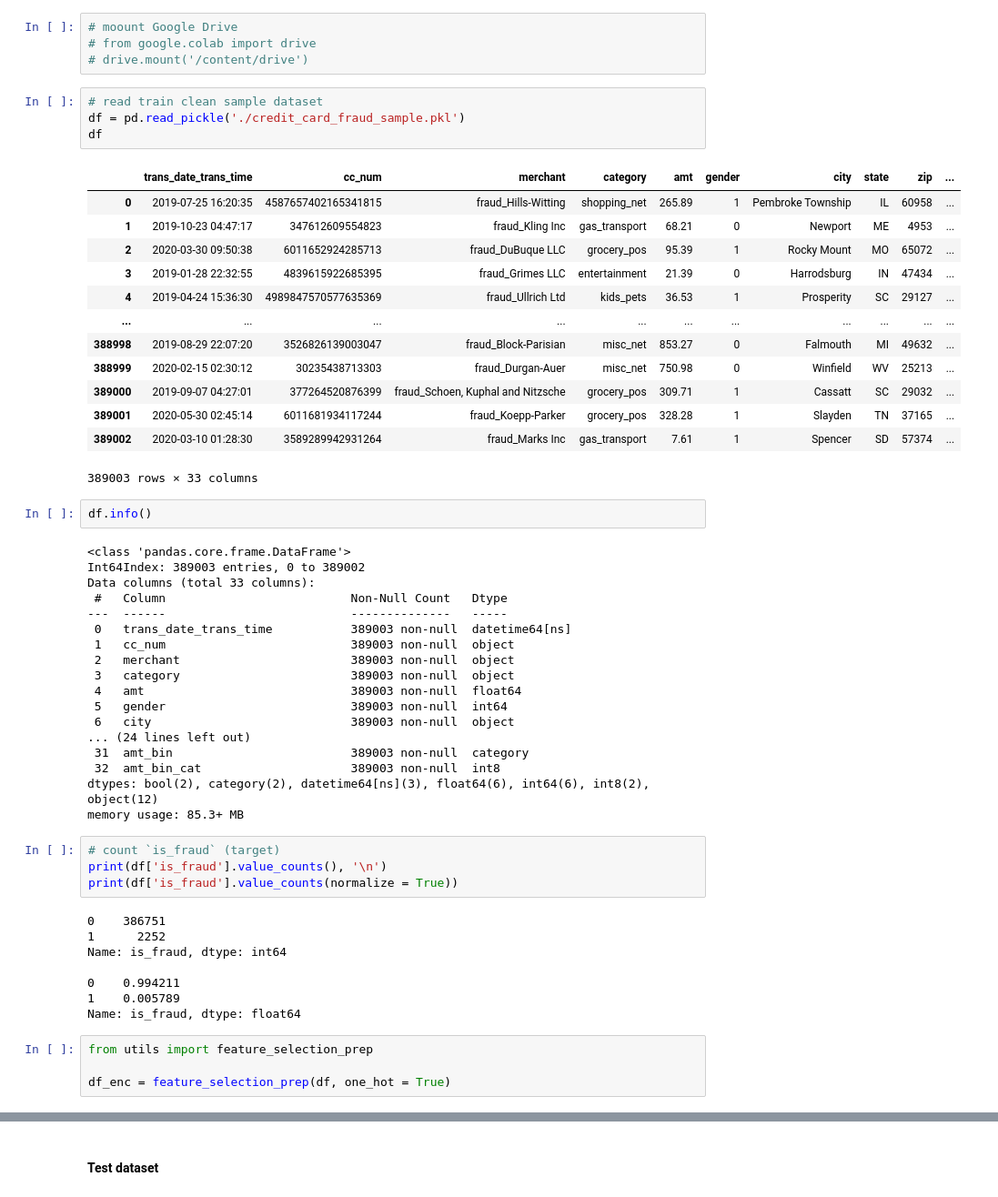
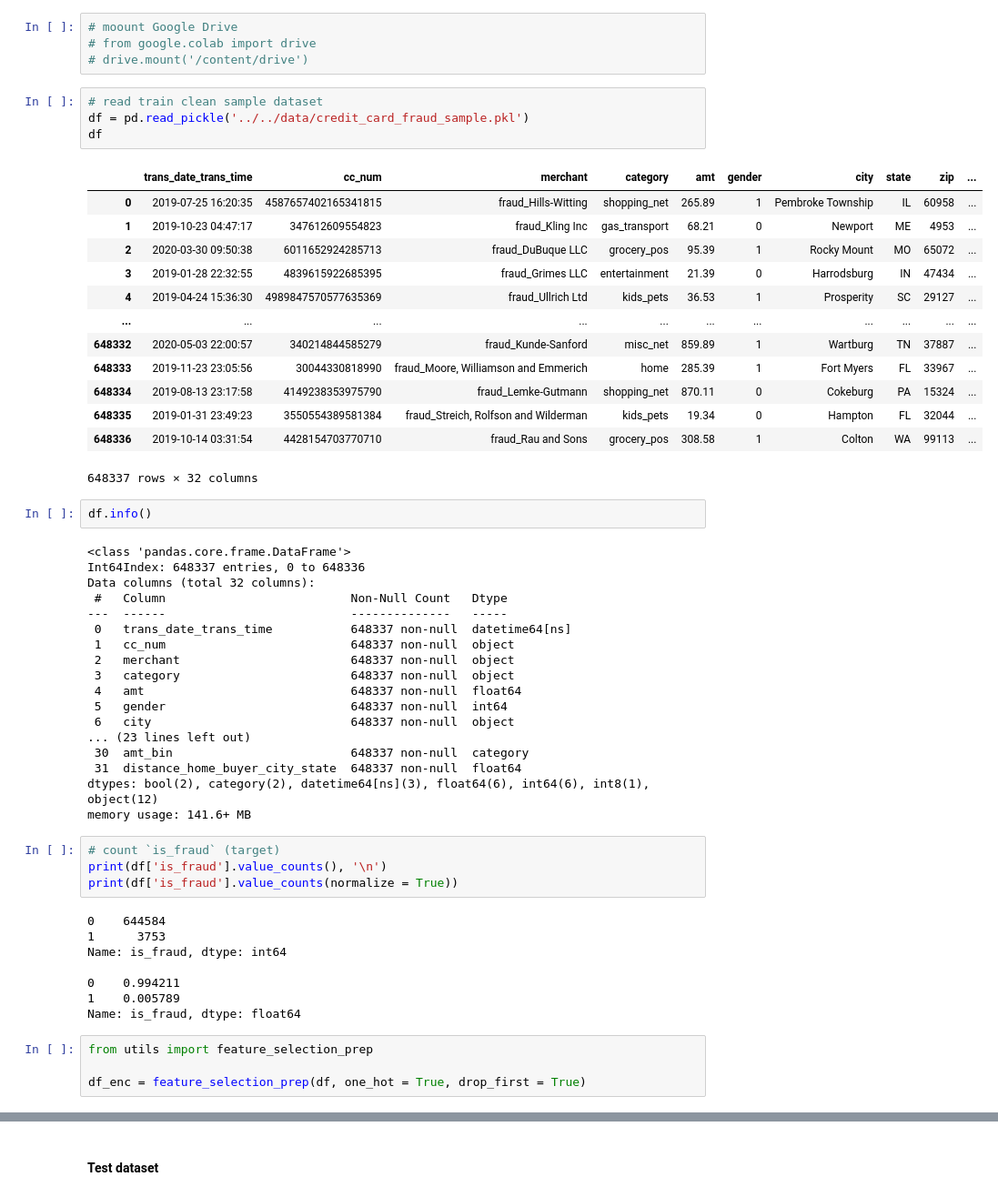
Before and after one commit to OMLDS/OMLDS_ML_Project_2023, a Jupyter notebook: notebooks/kaggle_credit_fraud_feature_selection_3.ipynb, the cells around one changed output, grey strips where cells are left out. Shown at 91% size. Drawn from its saved outputs; the diff is of its cells as text.

```diff
--- a/notebooks/kaggle_credit_fraud_feature_selection_3.ipynb
+++ b/notebooks/kaggle_credit_fraud_feature_selection_3.ipynb
@@ -51,49 +51,49 @@ sns.__version__
 # drive.mount('/content/drive')
 # %%
 # read train clean sample dataset
-df = pd.read_pickle('./credit_card_fraud_sample.pkl')
+df = pd.read_pickle('../../data/credit_card_fraud_sample.pkl')
 df
 # %% [output]
 |  | trans_date_trans_time | cc_num | merchant | category | amt | gender | city | state | zip | ... |
 | 0 | 2019-07-25 16:20:35 | 4587657402165341815 | fraud_Hills-Witting | shopping_net | 265.89 | 1 | Pembroke Township | IL | 60958 | ... |
 | 1 | 2019-10-23 04:47:17 | 347612609554823 | fraud_Kling Inc | gas_transport | 68.21 | 0 | Newport | ME | 4953 | ... |
 | 2 | 2020-03-30 09:50:38 | 6011652924285713 | fraud_DuBuque LLC | grocery_pos | 95.39 | 1 | Rocky Mount | MO | 65072 | ... |
 | 3 | 2019-01-28 22:32:55 | 4839615922685395 | fraud_Grimes LLC | entertainment | 21.39 | 0 | Harrodsburg | IN | 47434 | ... |
 | 4 | 2019-04-24 15:36:30 | 4989847570577635369 | fraud_Ullrich Ltd | kids_pets | 36.53 | 1 | Prosperity | SC | 29127 | ... |
 | ... | ... | ... | ... | ... | ... | ... | ... | ... | ... | ... |
-| 388998 | 2019-08-29 22:07:20 | 3526826139003047 | fraud_Block-Parisian | misc_net | 853.27 | 0 | Falmouth | MI | 49632 | ... |
-| 388999 | 2020-02-15 02:30:12 | 30235438713303 | fraud_Durgan-Auer | misc_net | 750.98 | 0 | Winfield | WV | 25213 | ... |
-| 389000 | 2019-09-07 04:27:01 | 377264520876399 | fraud_Schoen, Kuphal and Nitzsche | grocery_pos | 309.71 | 1 | Cassatt | SC | 29032 | ... |
-| 389001 | 2020-05-30 02:45:14 | 6011681934117244 | fraud_Koepp-Parker | grocery_pos | 328.28 | 1 | Slayden | TN | 37165 | ... |
-| 389002 | 2020-03-10 01:28:30 | 3589289942931264 | fraud_Marks Inc | gas_transport | 7.61 | 1 | Spencer | SD | 57374 | ... |
+| 648332 | 2020-05-03 22:00:57 | 340214844585279 | fraud_Kunde-Sanford | misc_net | 859.89 | 1 | Wartburg | TN | 37887 | ... |
+| 648333 | 2019-11-23 23:05:56 | 30044330818990 | fraud_Moore, Williamson and Emmerich | home | 285.39 | 1 | Fort Myers | FL | 33967 | ... |
+| 648334 | 2019-08-13 23:17:58 | 4149238353975790 | fraud_Lemke-Gutmann | shopping_net | 870.11 | 0 | Cokeburg | PA | 15324 | ... |
+| 648335 | 2019-01-31 23:49:23 | 3550554389581384 | fraud_Streich, Rolfson and Wilderman | kids_pets | 19.34 | 0 | Hampton | FL | 32044 | ... |
+| 648336 | 2019-10-14 03:31:54 | 4428154703770710 | fraud_Rau and Sons | grocery_pos | 308.58 | 1 | Colton | WA | 99113 | ... |
-389003 rows × 33 columns
+648337 rows × 32 columns
 # %%
 df.info()
 # %% [output]
 <class 'pandas.core.frame.DataFrame'>
-Int64Index: 389003 entries, 0 to 389002
-Data columns (total 33 columns):
+Int64Index: 648337 entries, 0 to 648336
+Data columns (total 32 columns):
  #   Column                          Non-Null Count   Dtype
 ---  ------                          --------------   -----
- 0   trans_date_trans_time           389003 non-null  datetime64[ns]
- 1   cc_num                          389003 non-null  object
- 2   merchant                        389003 non-null  object
- 3   category                        389003 non-null  object
- 4   amt                             389003 non-null  float64
- 5   gender                          389003 non-null  int64
- 6   city                            389003 non-null  object
-... (24 lines left out)
- 31  amt_bin                         389003 non-null  category
- 32  amt_bin_cat                     389003 non-null  int8
-dtypes: bool(2), category(2), datetime64[ns](3), float64(6), int64(6), int8(2), object(12)
-memory usage: 85.3+ MB
+ 0   trans_date_trans_time           648337 non-null  datetime64[ns]
+ 1   cc_num                          648337 non-null  object
+ 2   merchant                        648337 non-null  object
+ 3   category                        648337 non-null  object
+ 4   amt                             648337 non-null  float64
+ 5   gender                          648337 non-null  int64
+ 6   city                            648337 non-null  object
+... (23 lines left out)
+ 30  amt_bin                         648337 non-null  category
+ 31  distance_home_buyer_city_state  648337 non-null  float64
+dtypes: bool(2), category(2), datetime64[ns](3), float64(6), int64(6), int8(1), object(12)
+memory usage: 141.6+ MB
 # %%
 # count `is_fraud` (target)
 print(df['is_fraud'].value_counts(), '\n')
 print(df['is_fraud'].value_counts(normalize = True))
 # %% [output]
-0    386751
-1      2252
+0    644584
+1      3753
 Name: is_fraud, dtype: int64
 
 0    0.994211
@@ -102,7 +102,7 @@ Name: is_fraud, dtype: float64
 # %%
 from utils import feature_selection_prep
 
-df_enc = feature_selection_prep(df, one_hot = True)
+df_enc = feature_selection_prep(df, one_hot = True, drop_first = True)
 # %%
 df_enc
 # %% [output]
```
Also changed, not shown: parts of 39 cells of this notebook, 4 other files.
